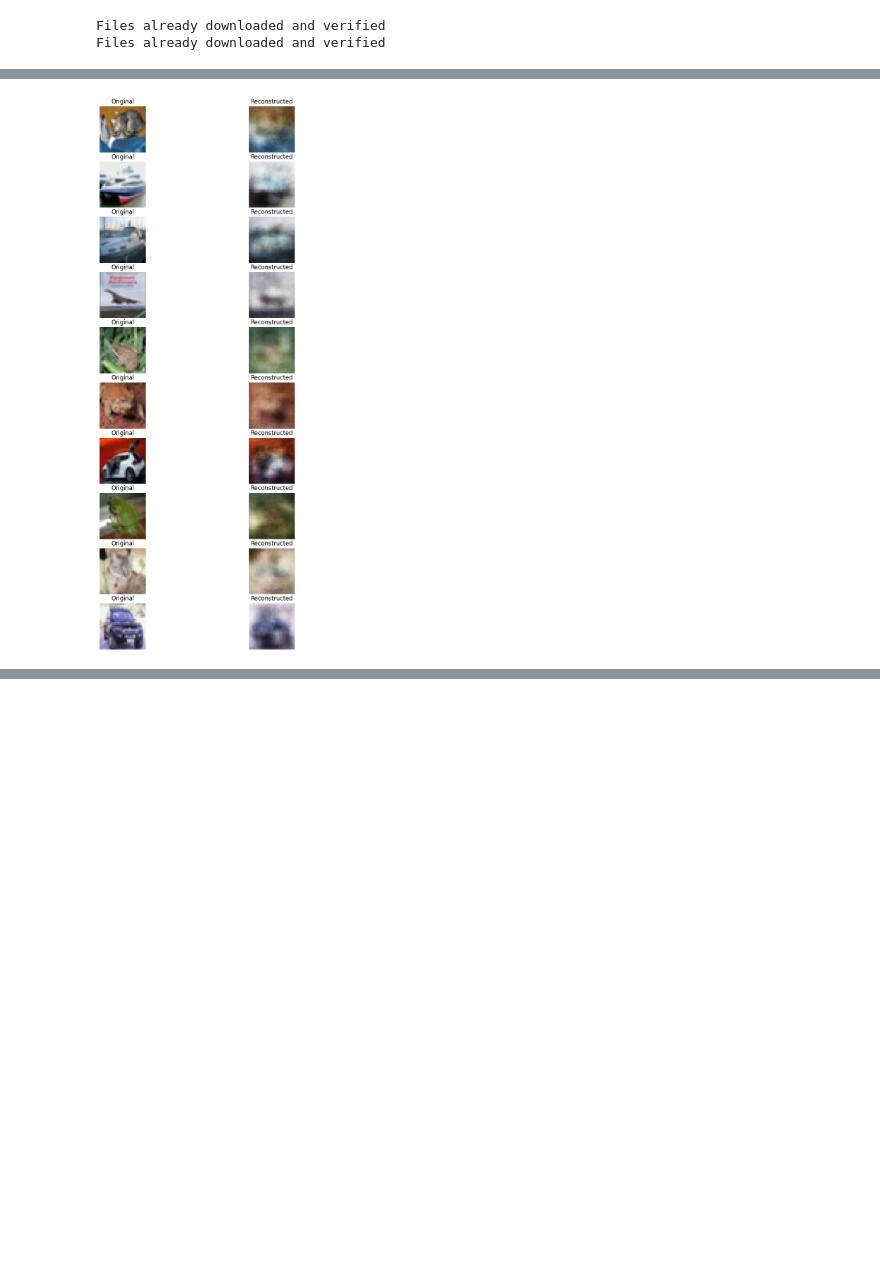
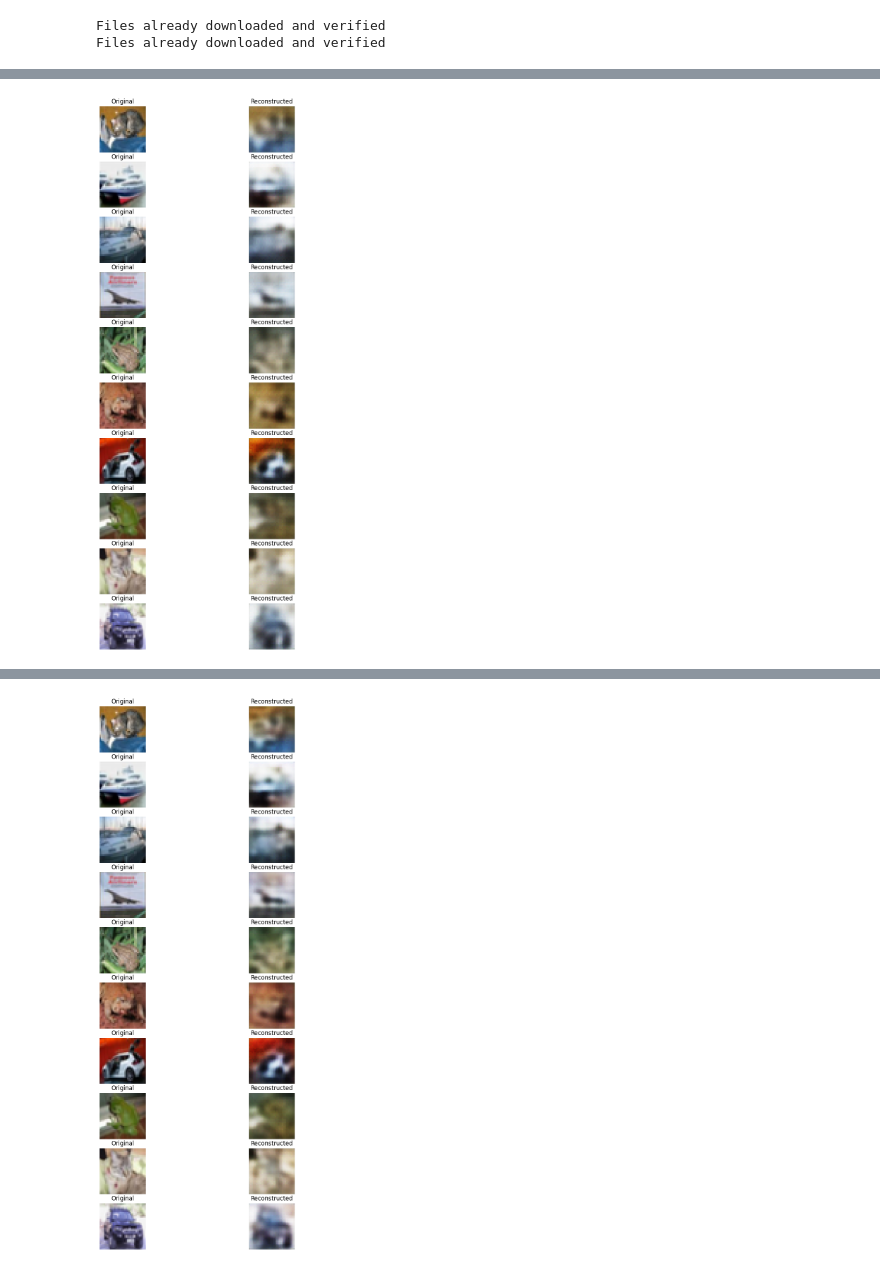
Before and after one commit to Dorknafo7/deep_learning_project, a Jupyter notebook: code/DecoderEncoderCIFAR.ipynb, the cells around one changed output, grey strips where cells are left out. Saved outputs shown, nothing was run; the diff lists cells and outputs as text; code cells hidden in the pictures; blank space fills up the shorter version.

```diff
--- a/code/DecoderEncoderCIFAR.ipynb
+++ b/code/DecoderEncoderCIFAR.ipynb
@@ -91,35 +90,43 @@ im_size = train_dataset[0][0].shape
 # Initialize the autoencoder and the optimizer
 latent_dim = 128
 device = torch.device("cuda" if torch.cuda.is_available() else "cpu")
-#encoder = EncoderCIFAR(latent_dim).to(device)
-#decoder= DecoderCIFAR(latent_dim).to(device)
-autoencoder = AutoEncoderCIFAR(latent_dim).to(device)
+encoder = EncoderCIFAR(in_channels=im_size[0], latent_dim=128)
+decoder= DecoderCIFAR(latent_dim=128, out_channels=im_size[0])
+#autoencoder = AutoEncoderCIFAR(latent_dim).to(device)
 criterion = torch.nn.MSELoss()
-optimizer = torch.optim.Adam(autoencoder.parameters(), lr=1e-3)
+#optimizer = torch.optim.Adam(autoencoder.parameters(), lr=1e-3)
+optimizer = torch.optim.Adam(list(encoder.parameters()) + list(decoder.parameters()), lr=1e-3)
 
-# Training loop for self-supervised task
-num_epochs = 1
+# Training self-supervised
+num_epochs = 5
 for epoch in range(num_epochs):
     epoch_loss = 0.0
+    encoder.train()
+    decoder.train()
     for data in dl_train:
         images, _ = data
         images = images.to(device)
         optimizer.zero_grad()
-        reconstructed, _ = autoencoder(images)
+
+        latent = encoder(images)
+        reconstructed = decoder(latent)
+        #reconstructed, _ = autoencoder(images)
         loss = criterion(reconstructed, images)
         loss.backward()
         optimizer.step()
         epoch_loss += loss.item()
 
-    avg_epoch_loss = epoch_loss / len(dl_train)  # Average loss for this epoch
+    avg_epoch_loss = epoch_loss / len(dl_train)
     print(f"Epoch {epoch+1}, Loss: {avg_epoch_loss}")
 
     # Plot reconstructions after training
     with torch.no_grad():
         test_images, _ = next(iter(dl_test))
         test_images = test_images.to(device)
-        reconstructed, _ = autoencoder(test_images)
-        # Calculate the MSE loss (reconstruction loss)
+        latent = encoder(test_images)
+        reconstructed = decoder(latent)
+        #reconstructed, _ = autoencoder(test_images)
+
         reconstruction_loss = criterion(reconstructed, test_images)
         print(f"Test Reconstruction Loss: {reconstruction_loss.item():.4f}")
         plot_reconstruction(test_images, reconstructed)
@@ -129 +137 @@ Test Reconstruction Loss: 0.0574
-[figure, old version]
+[figure, new version]
@@ -129,0 +140 @@ Test Reconstruction Loss: 0.0574
+[figure, added]
```
Also changed, not shown: parts of 8 cells of this notebook, 1 other file.
